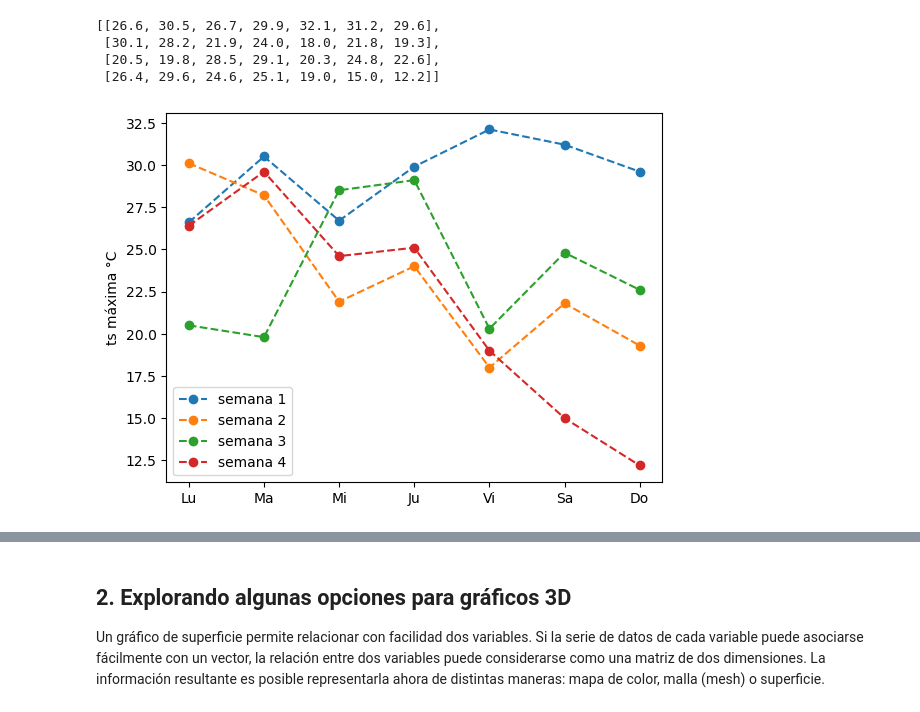
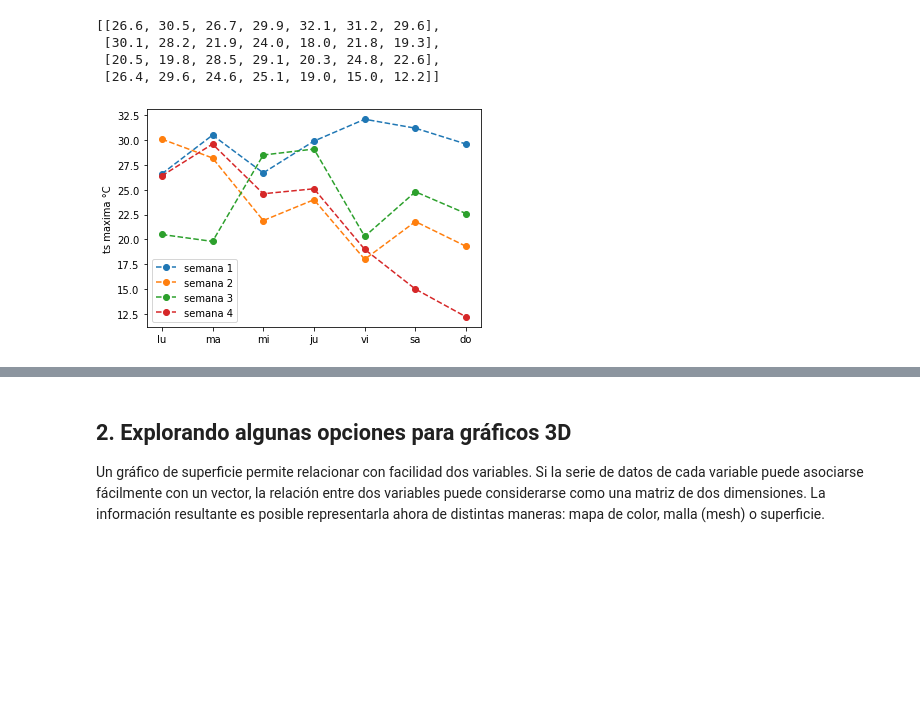
Before and after one commit to cristian2r/teller7, a Jupyter notebook: Práctica 7 - Mapas de calor y gráficos 3d con matplotlib.pyplot.ipynb, the cells around one changed output, grey strips where cells are left out. Saved outputs shown, nothing was run; the diff lists cells and outputs as text; code cells hidden in the pictures; blank space fills up the shorter version.

```diff
--- a/Práctica 7 - Mapas de calor y gráficos 3d con matplotlib.pyplot.ipynb
+++ b/Práctica 7 - Mapas de calor y gráficos 3d con matplotlib.pyplot.ipynb
@@ -42,8 +42,17 @@ tmax_mes
 # %%
 # grafiquemos en 2D
 ax = plt.figure().add_subplot()
+ax.plot(tmax_mes[0], 'o--', label='semana 1')
+ax.plot(tmax_mes[1], 'o--', label='semana 2')
+ax.plot(tmax_mes[2], 'o--', label='semana 3')
+ax.plot(tmax_mes[3], 'o--', label='semana 4')
+
+ax.set_xticks([0,1,2,3,4,5,6], ['lu','ma','mi','ju','vi','sa','do'])
+ax.set_ylabel('ts maxima °C')
+ax.legend()
+plt.show()
 # %% [output]
-[figure, old version]
+[figure, new version]
 # %%
 # interpretando la matriz como un mapa de calor
 ax = plt.figure().add_subplot()
```
Also changed, not shown: parts of 8 cells of this notebook.
